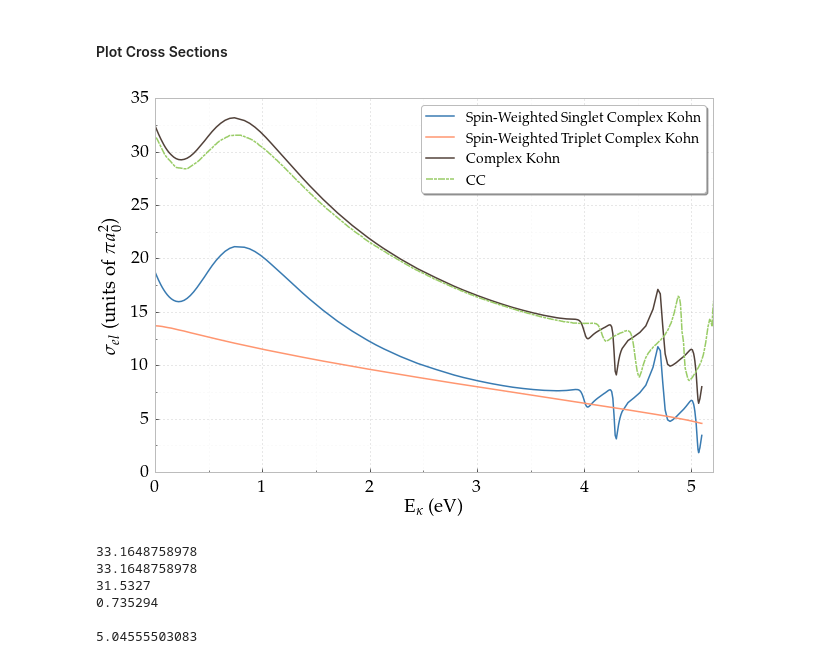
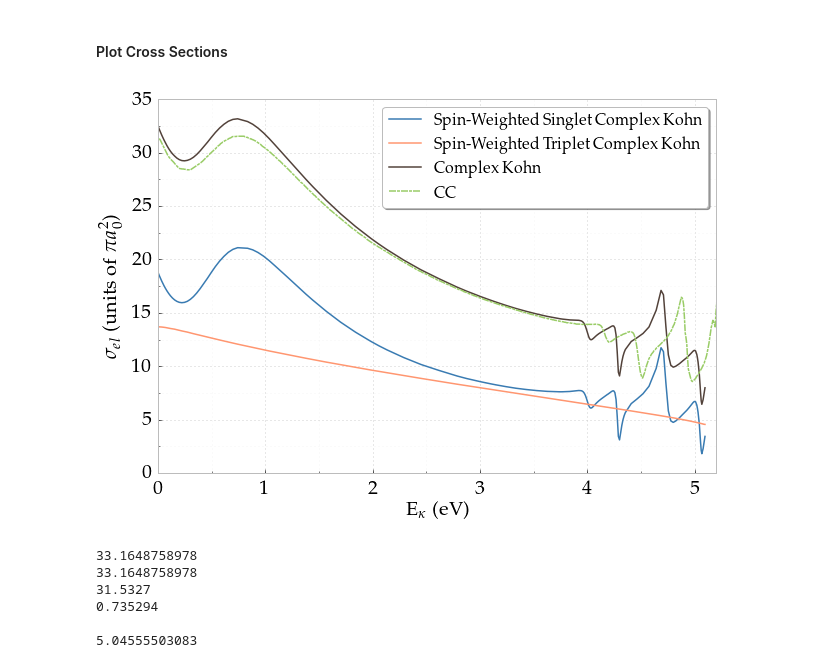
Before and after one commit to DentonW/Papers, a Jupyter notebook: PRA PsH/IPython/Paper Images.ipynb, the cells around one changed output. Saved outputs shown, nothing was run; the diff lists cells and outputs as text; code cells hidden in the pictures.

```diff
--- a/PRA PsH/IPython/Paper Images.ipynb
+++ b/PRA PsH/IPython/Paper Images.ipynb
@@ -222,20 +224,23 @@ datanpt = np.transpose(datanp)
 # %% [markdown]
 #### Plot Cross Sections
 # %%
-df.plot(x='E', y='Cross1', marker='.', markersize=0.01, label='Spin-Weighted Singlet Complex Kohn', color=singletcolor)
-df.plot(x='E', y='Cross3', marker='.', markersize=0.01, label='Spin-Weighted Triplet Complex Kohn', color=tripletcolor)
-df.plot(x='E', y='Cross', marker='.', markersize=0.01, label='Complex Kohn', color=combinedcolor)
+#df.plot(x='E', y='Cross1', marker='.', markersize=0.01, label='Spin-Weighted Singlet Complex Kohn', color=singletcolor)
+#df.plot(x='E', y='Cross3', marker='.', markersize=0.01, label='Spin-Weighted Triplet Complex Kohn', color=tripletcolor)
+#df.plot(x='E', y='Cross', marker='.', markersize=0.01, label='Complex Kohn', color=combinedcolor)
+pyplot.plot(df['E'], df['Cross1'], marker='.', markersize=0.01, label='Spin-Weighted Singlet Complex Kohn', color=singletcolor)
+pyplot.plot(df['E'], df['Cross3'], marker='.', markersize=0.01, label='Spin-Weighted Triplet Complex Kohn', color=tripletcolor)
+pyplot.plot(df['E'], df['Cross'], marker='.', markersize=0.01, label='Complex Kohn', color=combinedcolor)
 line, = pyplot.plot(datanpt[0], datanpt[1], label='CC', color='#99CC66')  #, ls = 'dashed'
 line.set_dashes([7, 1, 3, 1])  # 7 points on, 1 point off, 3 points on, 1 point off
 pyplot.xlabel(r"${\rm{E}}_{\kappa}$ (eV)")
 pyplot.ylabel(r"$\sigma_{el}$ (units of $\pi a_0^2$)")
 pyplot.legend(loc='upper right', shadow=True)
 pyplot.xlim([0,5.2])
 FixPlot(plt)
 pyplot.savefig("combined-cross-sections.pdf", bbox_inches='tight')
 pyplot.show()
 # %% [output]
-[figure, old version]
+[figure, new version]
 # %%
 # Percent difference between max CC and complex Kohn cross sections
 print df['Cross'].max()
```
Also changed, not shown: parts of 27 cells of this notebook, 8 other files.
